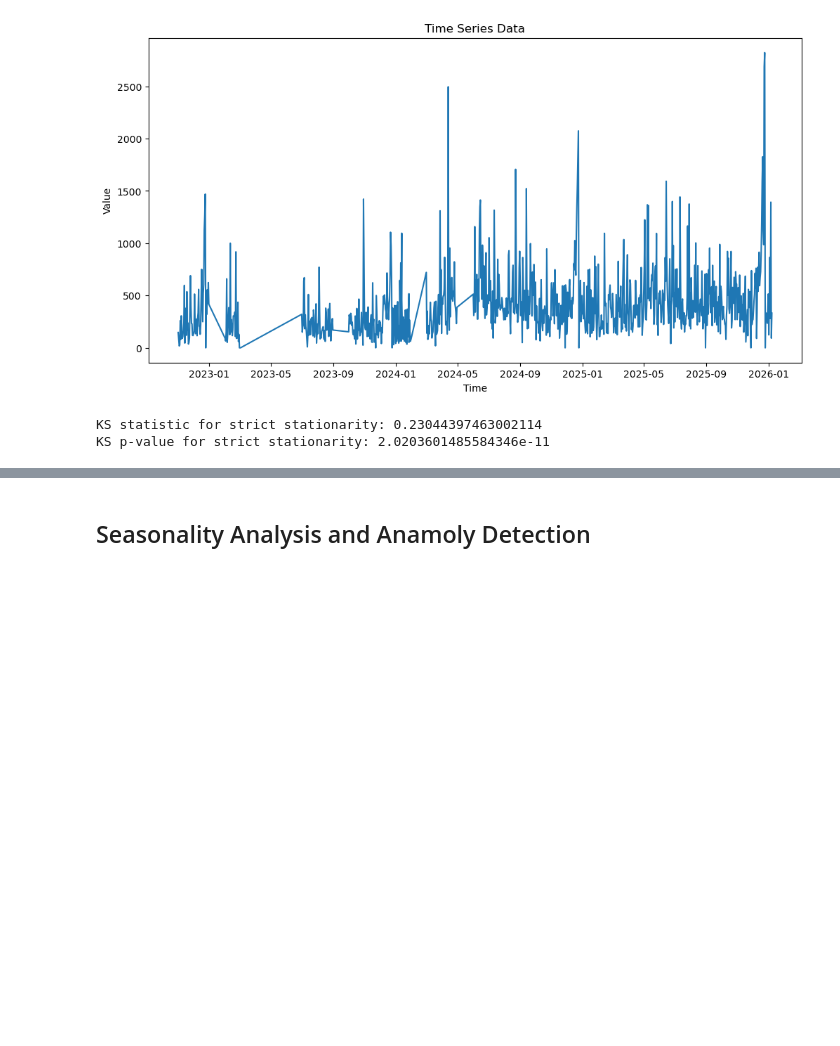
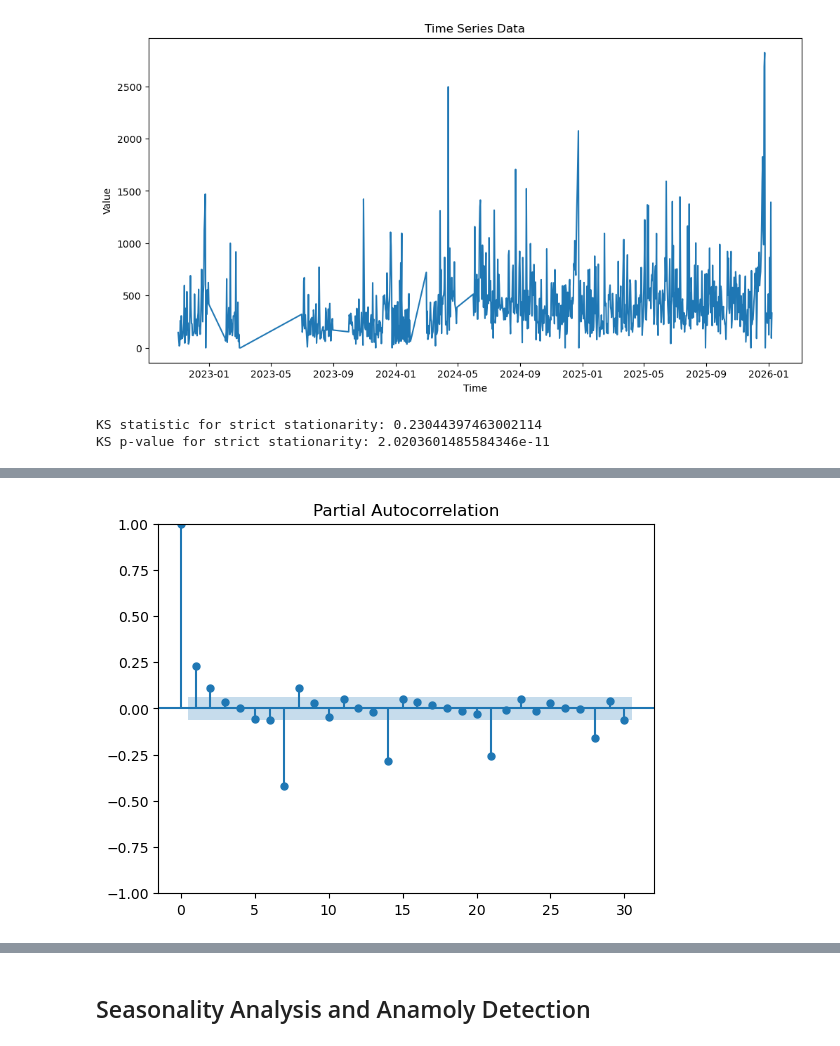
Before and after one commit to dheerajsingh718/price-prediction-model, a Jupyter notebook: notebooks/EDA.ipynb, the cells around one changed output, grey strips where cells are left out. Cells and saved outputs as stored; diff of their text form; code cells hidden in the pictures; blank space fills up the shorter version.

```diff
--- a/notebooks/EDA.ipynb
+++ b/notebooks/EDA.ipynb
@@ -816,0 +862,7 @@ KS p-value for strict stationarity: 2.0203601485584346e-11
+# %%
+# Partial auto corrleation plot
+#With PACF we find out AR
+#With ACF we find out MA
+pacf = plot_pacf(df2['weekly_total_diff'].dropna())
+# %% [output]
+[figure, added]
```
Also changed, not shown: parts of 87 cells of this notebook.
